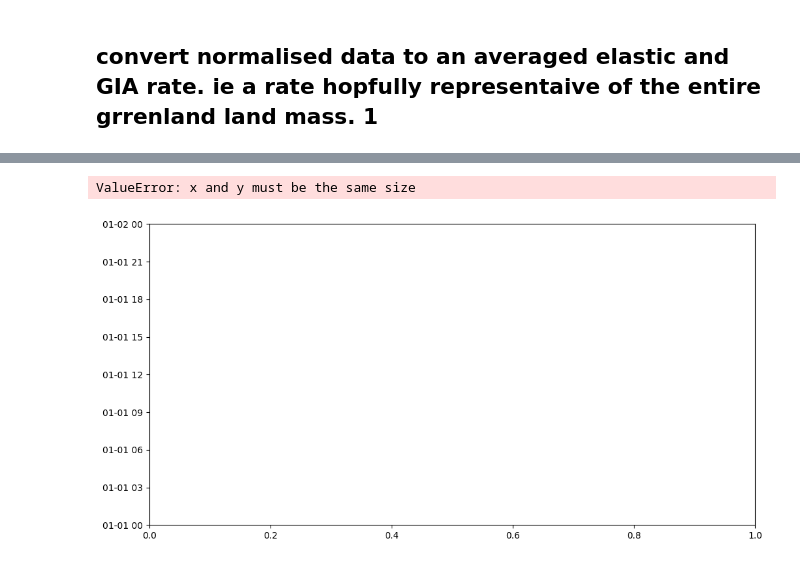
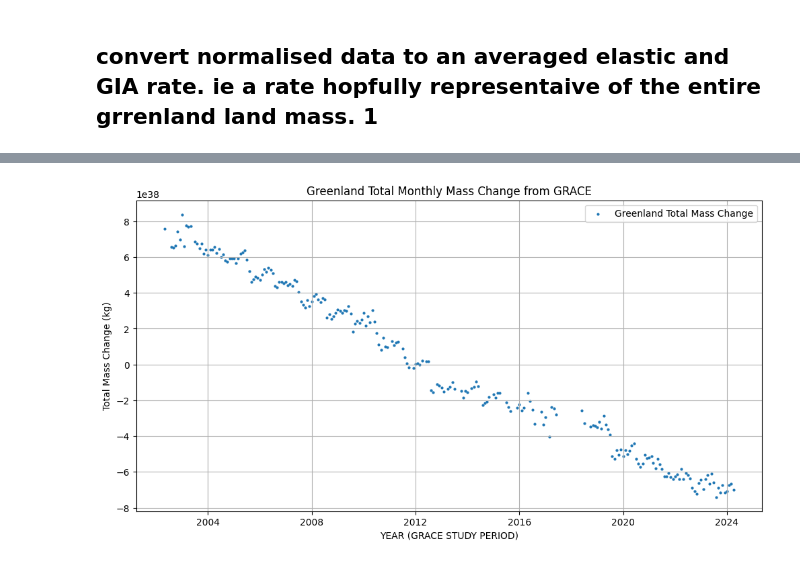
Before and after one commit to JustinMann123/EMSC2010_W2_P1_NB1_u8350605.ipynb, a Jupyter notebook: major_assesment.ipynb, the cells around one changed output, grey strips where cells are left out. Drawn from its saved outputs; the diff is of its cells as text; code cells hidden in the pictures.

```diff
--- a/major_assesment.ipynb
+++ b/major_assesment.ipynb
@@ -267,0 +269,26 @@ Data variables:
+# %%
+import matplotlib.pyplot as plt
+import numpy as np # Import numpy
+
+monthly_means = []
+
+# normalised_gnet is now an xarray.DataArray (stations, time_steps)
+# Iterate over the time dimension of the normalised_gnet xarray.DataArray
+for t_idx in range(normalised_gnet.sizes['time']):
+    # Select all stations for the current time step and calculate the mean across stations
+    # Use .isel(time=t_idx) to select the time slice
+    # Then use .mean(dim='station') to calculate the mean across the station dimension
+    mean_at_time_t = normalised_gnet.isel(time=t_idx).mean(dim='station')
+    monthly_means.append(mean_at_time_t.item()) # .item() extracts the scalar value
+
+monthly_means = np.array(monthly_means)
+
+# Plot the averaged time series
+plt.figure(figsize=(12, 6))
+plt.scatter(time_index,monthly_means, label='Greenland Average GPS Elevation Change',s=2)
+plt.xlabel('YEAR (GRACE STUDY PERIOD)')
+plt.ylabel('Average Elevation Change (mm)')
+plt.title('Greenland Average Monthly Elevation Change from GPS Stations (Normalised)')
+plt.grid(True)
+plt.legend()
+plt.show()
@@ -270,26 +415,17 @@ Data variables:
 # %%
-#### need to take the normalised data and take the greenland avg.
-## once agin need a loop function to each indavidual time preiod ie all gps
-## measurments for 2004-04-1 take the avg
-### pretty sure this is called an esembel mean
+import numpy as np
+Grace_area = np.array(time_series) * total_mascon_area_m2
+monthly_grace_GT= np.array(Grace_area)/1e-12
 
-gnet_elev = grace_grid['dm'].values
-gnet_time = grace_grid['time'].values
-
-time_series1 = []
-for t in range(gnet_elev.shape[0]):
-   avg_gnet_height = gnet_elev[t, :, :]
-   time_series1.append(np.nansum(avg_gnet_height)) ## i think beceause there are periods where grace wasnt observing you need to add NAN to this. didnt work wihtout!
 
 
 plt.figure(figsize=(12, 6))
-plt.scatter(gnet_elev, gnet_time, marker='o', linestyle='-', s=4, label='Greenland Total Mass Change')
+plt.scatter(time_index, monthly_grace_GT, marker='o', linestyle='-', s=4, label='Greenland Total Mass Change')
 plt.xlabel('YEAR (GRACE STUDY PERIOD)')
-plt.ylabel('Total Mass Change (kg/m^2)')
+plt.ylabel('Total Mass Change (kg)')
 plt.title('Greenland Total Monthly Mass Change from GRACE')
 plt.grid(True)
 plt.legend()
 plt.show()
 # %% [output]
-ValueError: x and y must be the same size
-[figure, old version]
+[figure, new version]
```
Also changed, not shown: parts of 27 cells of this notebook.
